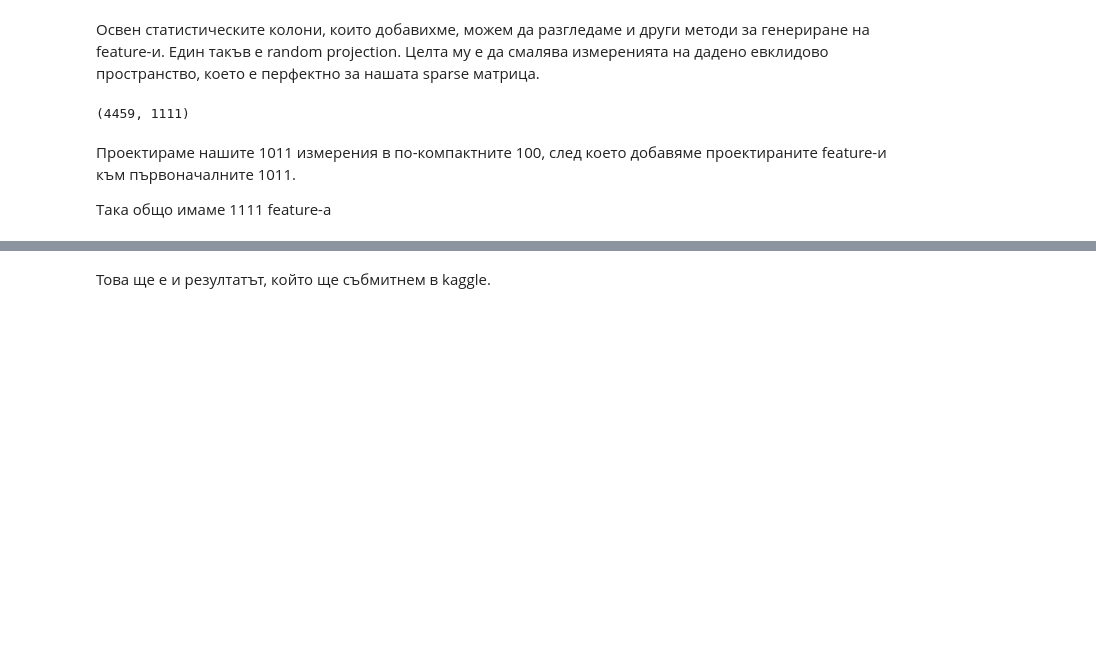
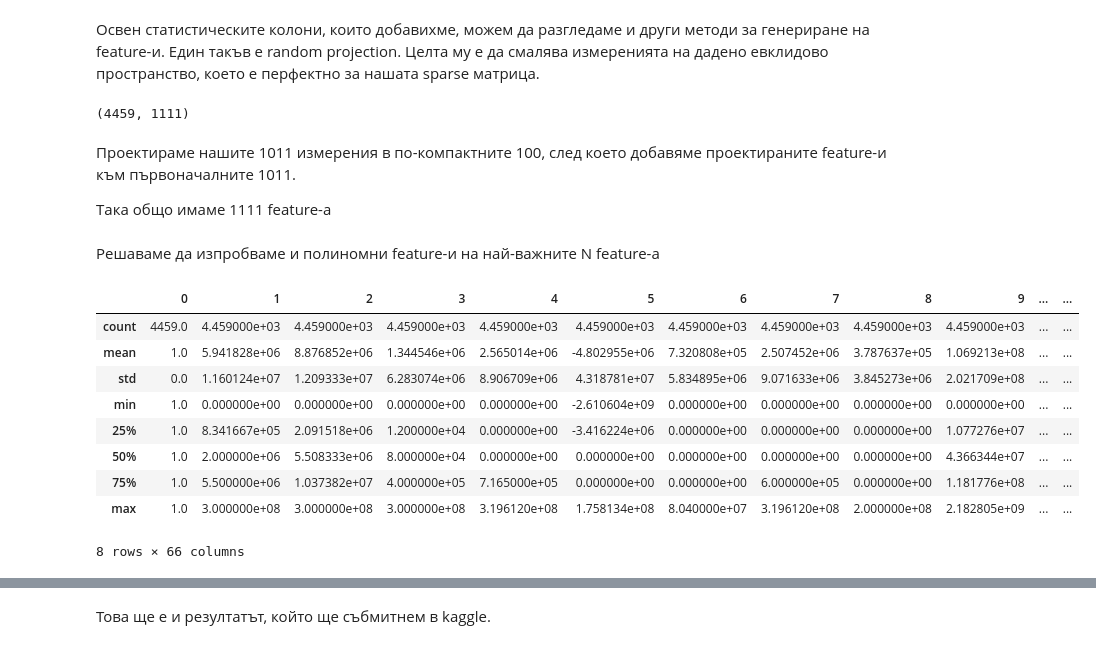
Before and after one commit to KManolov3/machineLearning, a Jupyter notebook: project/Santander Value Prediction.ipynb, the cells around one changed output, grey strips where cells are left out. Saved outputs shown, nothing was run; the diff lists cells and outputs as text; code cells hidden in the pictures; blank space fills up the shorter version.

```diff
--- a/project/Santander Value Prediction.ipynb
+++ b/project/Santander Value Prediction.ipynb
@@ -342,3 +340,5 @@ train.shape
 Проектираме нашите 1011 измерения в по-компактните 100, след което добавяме проектираните feature-и към първоначалните 1011.
 
 Така общо имаме 1111 feature-a
+# %% [markdown]
+Решаваме да изпробваме и полиномни feature-и на най-важните N feature-a
@@ -344,0 +352,24 @@ train.shape
+# %%
+N_MOST_IMPORTANT_FEATURES = 10
+most_important_train = train.iloc[:,indices_by_importance[:N_MOST_IMPORTANT_FEATURES].tolist()]
+most_important_test = test.iloc[:,indices_by_importance[:N_MOST_IMPORTANT_FEATURES].tolist()]
+most_important_train.fillna(0, inplace=True)
+most_important_test.fillna(0, inplace=True)
+train = train.drop(most_important_train, axis=1)
+test = test.drop(most_important_test, axis=1)
+
+polynomial = PolynomialFeatures(degree=2, include_bias=True, interaction_only=False)
+transformed_train = polynomial.fit_transform(most_important_train)
+transformed_test = polynomial.fit_transform(most_important_test)
+pd.DataFrame(transformed_train).describe()
+# %% [output]
+|  | 0 | 1 | 2 | 3 | 4 | 5 | 6 | 7 | 8 | 9 | ... | ... |
+| count | 4459.0 | 4.459000e+03 | 4.459000e+03 | 4.459000e+03 | 4.459000e+03 | 4.459000e+03 | 4.459000e+03 | 4.459000e+03 | 4.459000e+03 | 4.459000e+03 | ... | ... |
+| mean | 1.0 | 5.941828e+06 | 8.876852e+06 | 1.344546e+06 | 2.565014e+06 | -4.802955e+06 | 7.320808e+05 | 2.507452e+06 | 3.787637e+05 | 1.069213e+08 | ... | ... |
+| std | 0.0 | 1.160124e+07 | 1.209333e+07 | 6.283074e+06 | 8.906709e+06 | 4.318781e+07 | 5.834895e+06 | 9.071633e+06 | 3.845273e+06 | 2.021709e+08 | ... | ... |
+| min | 1.0 | 0.000000e+00 | 0.000000e+00 | 0.000000e+00 | 0.000000e+00 | -2.610604e+09 | 0.000000e+00 | 0.000000e+00 | 0.000000e+00 | 0.000000e+00 | ... | ... |
+| 25% | 1.0 | 8.341667e+05 | 2.091518e+06 | 1.200000e+04 | 0.000000e+00 | -3.416224e+06 | 0.000000e+00 | 0.000000e+00 | 0.000000e+00 | 1.077276e+07 | ... | ... |
+| 50% | 1.0 | 2.000000e+06 | 5.508333e+06 | 8.000000e+04 | 0.000000e+00 | 0.000000e+00 | 0.000000e+00 | 0.000000e+00 | 0.000000e+00 | 4.366344e+07 | ... | ... |
+| 75% | 1.0 | 5.500000e+06 | 1.037382e+07 | 4.000000e+05 | 7.165000e+05 | 0.000000e+00 | 0.000000e+00 | 6.000000e+05 | 0.000000e+00 | 1.181776e+08 | ... | ... |
+| max | 1.0 | 3.000000e+08 | 3.000000e+08 | 3.000000e+08 | 3.196120e+08 | 1.758134e+08 | 8.040000e+07 | 3.196120e+08 | 2.000000e+08 | 2.182805e+09 | ... | ... |
+8 rows × 66 columns
```
Also changed, not shown: parts of 29 cells of this notebook.
